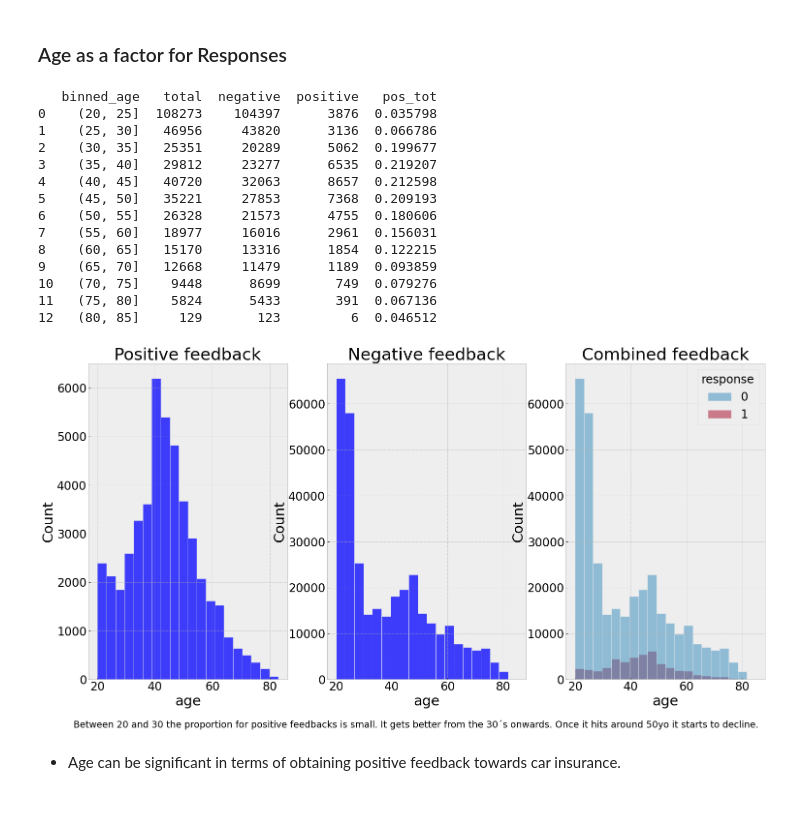
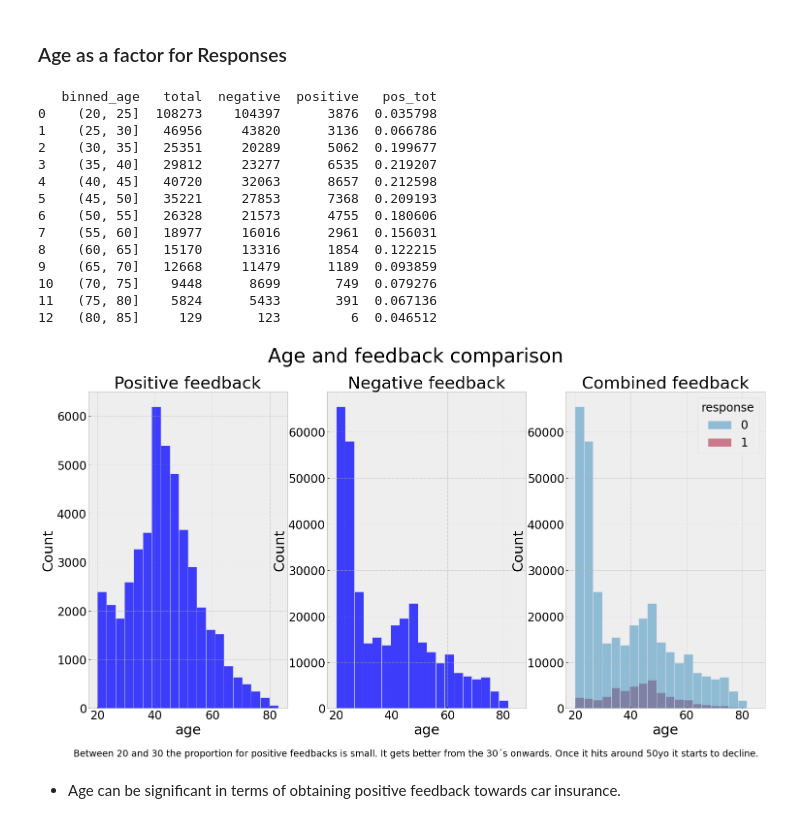
Before and after one commit to fusaa/insurance_cross_sell, a Jupyter notebook: notebook.ipynb, the cells around one changed output. Saved outputs shown, nothing was run; the diff lists cells and outputs as text; code cells hidden in the pictures.

```diff
--- a/notebook.ipynb
+++ b/notebook.ipynb
@@ -319,34 +336,35 @@ age_proportional.columns = ['binned_age','total','b1','negative','b2','positive'
 age_proportional = age_proportional.drop(age_proportional.columns[[2,4]], axis = 1)
 age_proportional['pos_tot'] = age_proportional.positive / age_proportional.total
 print(age_proportional)
 
 
 
 
 fig, axes = plt.subplots(1,3)
 sns.histplot(x = 'age', data = df_positive_feedback, ax = axes[0], bins = 20).set(title='Positive feedback')
 sns.histplot(x = 'age', data = df_negative_feedback, ax = axes[1], bins = 20).set(title='Negative feedback')
 sns.histplot(x = 'age', data = df, hue = 'response', ax = axes[2], bins = 20).set(title='Combined feedback')
 
 
 txt=f"Between 20 and 30 the proportion for positive feedbacks is small. It gets better from the 30´s onwards. Once it hits around 50yo it starts to decline."
 plt.figtext(0.5, 0.01, txt, wrap=True, horizontalalignment='center', fontsize=19);
+plt.figtext(0.5, 0.95, 'Age and feedback comparison', wrap=True, horizontalalignment='center', fontsize=40);
 # %% [output]
    binned_age   total  negative  positive   pos_tot
 0    (20, 25]  108273    104397      3876  0.035798
 1    (25, 30]   46956     43820      3136  0.066786
 2    (30, 35]   25351     20289      5062  0.199677
 3    (35, 40]   29812     23277      6535  0.219207
 4    (40, 45]   40720     32063      8657  0.212598
 5    (45, 50]   35221     27853      7368  0.209193
 6    (50, 55]   26328     21573      4755  0.180606
 7    (55, 60]   18977     16016      2961  0.156031
 8    (60, 65]   15170     13316      1854  0.122215
 9    (65, 70]   12668     11479      1189  0.093859
 10   (70, 75]    9448      8699       749  0.079276
 11   (75, 80]    5824      5433       391  0.067136
 12   (80, 85]     129       123         6  0.046512
-[figure, old version]
+[figure, new version]
 # %% [markdown]
 - Age can be significant in terms of obtaining positive feedback towards car insurance.
 # %% [markdown]
```
Also changed, not shown: parts of 58 cells of this notebook.
